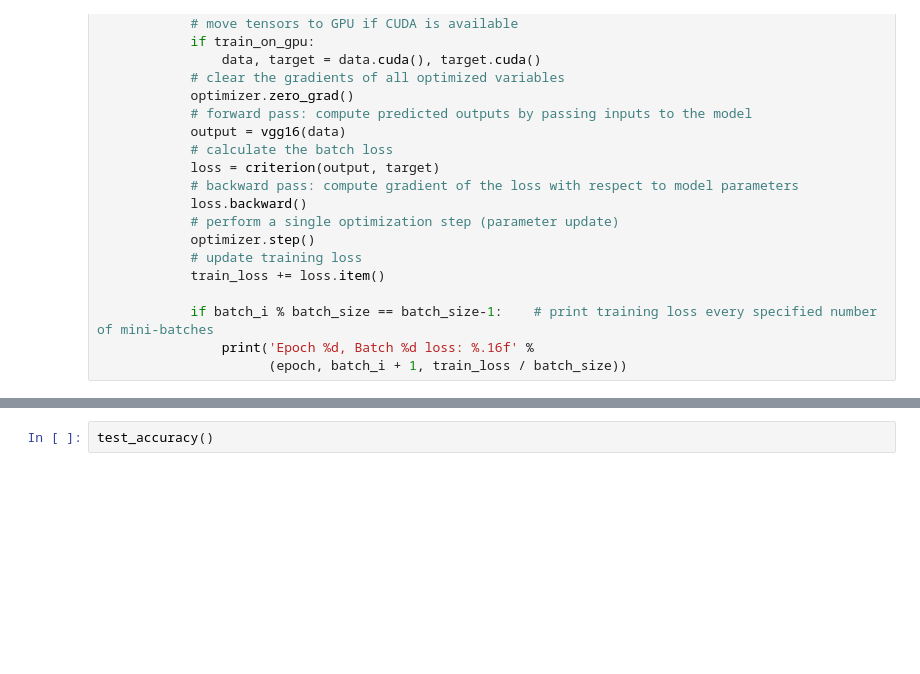
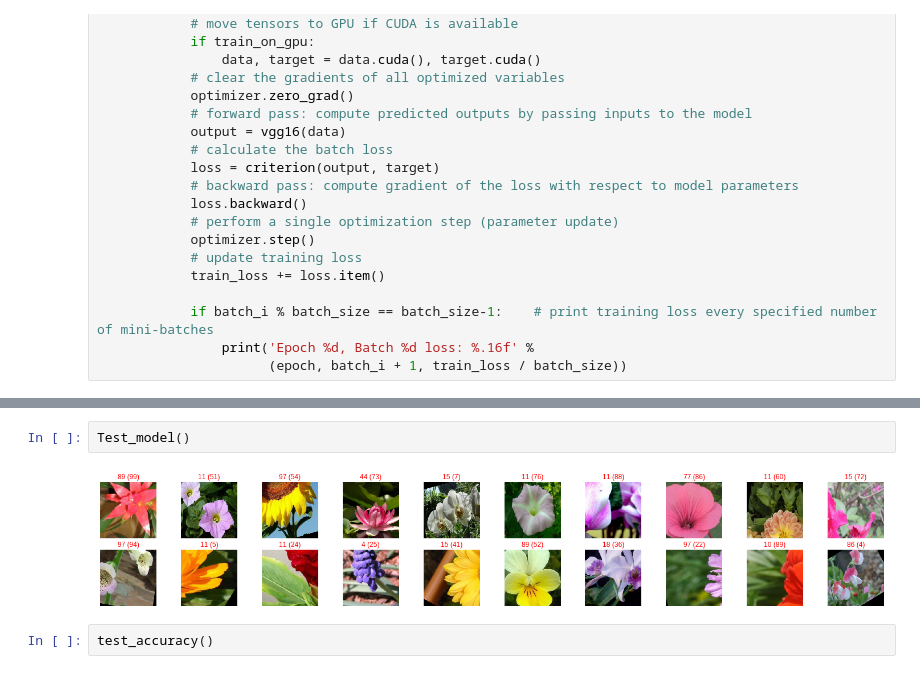
Before and after one commit to perfalcon/pytorch_challenge, a Jupyter notebook: Untitled1.ipynb, the cells around one changed output, grey strips where cells are left out. Cells and saved outputs as stored; diff of their text form; blank space fills up the shorter version.

```diff
--- a/Untitled1.ipynb
+++ b/Untitled1.ipynb
@@ -332,3 +345,7 @@ KeyboardInterrupt: ignored
+# %%
+Test_model()
+# %% [output]
+[figure, added]
 # %%
 test_accuracy()
 # %% [output]
```
Also changed, not shown: parts of 5 cells of this notebook.
